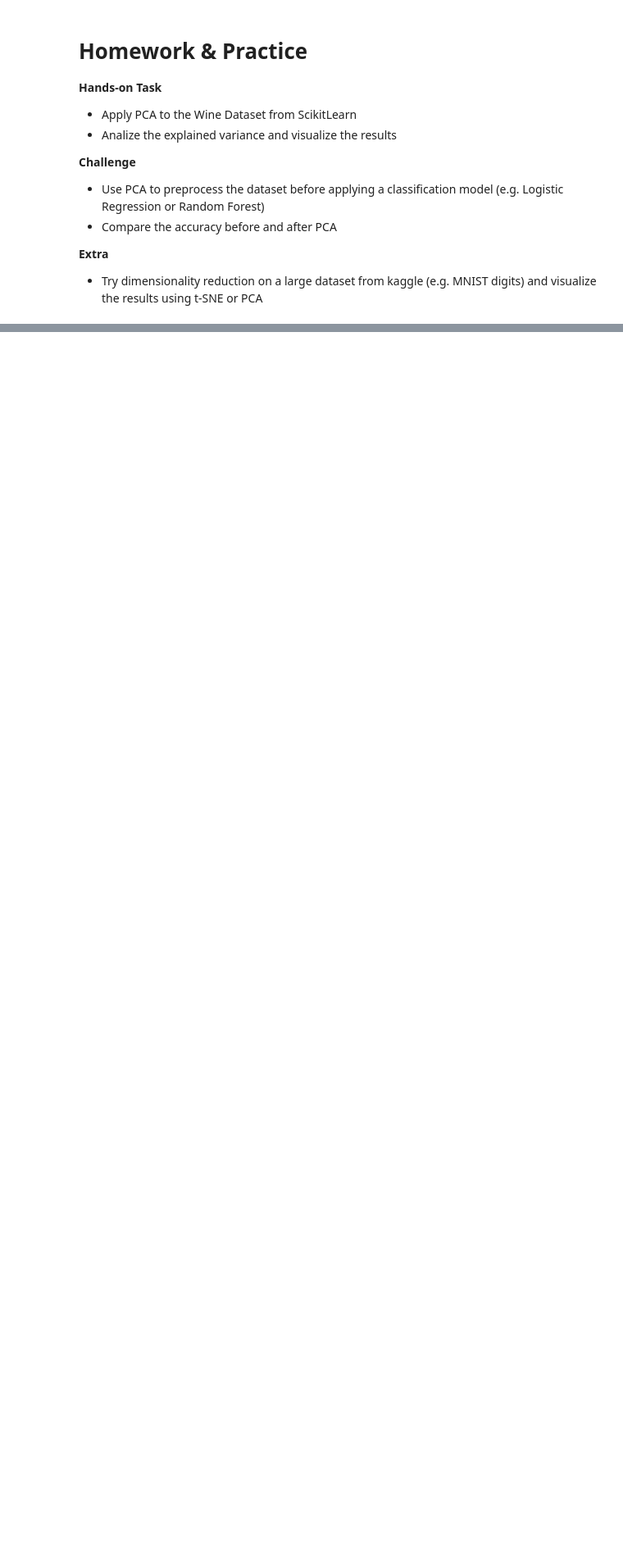
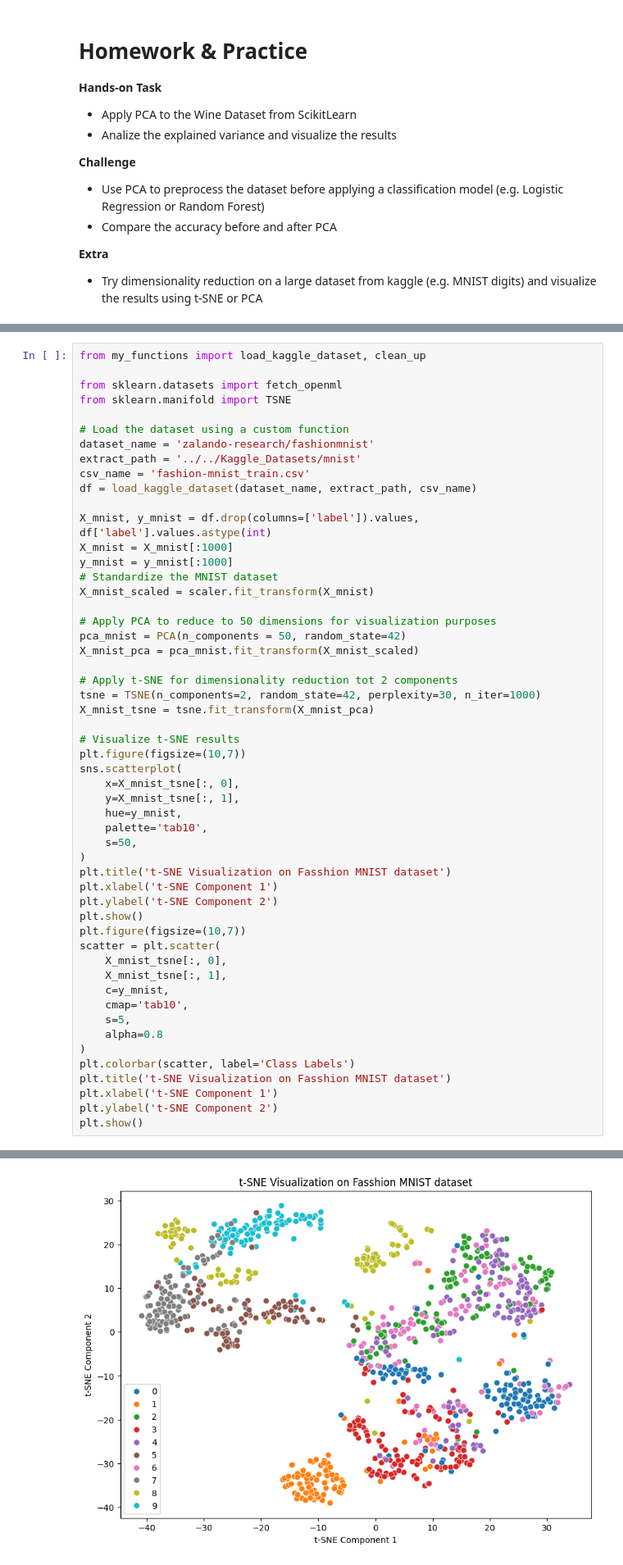
Before and after one commit to danilot390/AI-Practices, a Jupyter notebook: H9DAI/dimensionality_reduction.ipynb, the cells around one changed output, grey strips where cells are left out. Shown at 82% size. Saved outputs shown, nothing was run; the diff lists cells and outputs as text; blank space fills up the shorter version.

```diff
--- a/H9DAI/dimensionality_reduction.ipynb
+++ b/H9DAI/dimensionality_reduction.ipynb
@@ -104,0 +90,54 @@ ModuleNotFoundError: No module named 'my_functions'
+# %%
+from my_functions import load_kaggle_dataset, clean_up
+
+from sklearn.datasets import fetch_openml
+from sklearn.manifold import TSNE
+
+# Load the dataset using a custom function
+dataset_name = 'zalando-research/fashionmnist'
+extract_path = '../../Kaggle_Datasets/mnist'
+csv_name = 'fashion-mnist_train.csv'
+df = load_kaggle_dataset(dataset_name, extract_path, csv_name)
+
+X_mnist, y_mnist = df.drop(columns=['label']).values, df['label'].values.astype(int)
+X_mnist = X_mnist[:1000]
+y_mnist = y_mnist[:1000]
+# Standardize the MNIST dataset
+X_mnist_scaled = scaler.fit_transform(X_mnist)
+
+# Apply PCA to reduce to 50 dimensions for visualization purposes
+pca_mnist = PCA(n_components = 50, random_state=42)
+X_mnist_pca = pca_mnist.fit_transform(X_mnist_scaled)
+
+# Apply t-SNE for dimensionality reduction tot 2 components
+tsne = TSNE(n_components=2, random_state=42, perplexity=30, n_iter=1000)
+X_mnist_tsne = tsne.fit_transform(X_mnist_pca)
+
+# Visualize t-SNE results
+plt.figure(figsize=(10,7))
+sns.scatterplot(
+    x=X_mnist_tsne[:, 0],
+    y=X_mnist_tsne[:, 1],
+    hue=y_mnist,
+    palette='tab10',
+    s=50,
+)
+plt.title('t-SNE Visualization on Fasshion MNIST dataset')
+plt.xlabel('t-SNE Component 1')
+plt.ylabel('t-SNE Component 2')
+plt.show()
+plt.figure(figsize=(10,7))
+scatter = plt.scatter(
+    X_mnist_tsne[:, 0],
+    X_mnist_tsne[:, 1],
+    c=y_mnist,
+    cmap='tab10',
+    s=5,
+    alpha=0.8
+)
+plt.colorbar(scatter, label='Class Labels')
+plt.title('t-SNE Visualization on Fasshion MNIST dataset')
+plt.xlabel('t-SNE Component 1')
+plt.ylabel('t-SNE Component 2')
+plt.show()
+# %% [output]
@@ -104,0 +145 @@ ModuleNotFoundError: No module named 'my_functions'
+[figure, added]
```
Also changed, not shown: parts of 4 cells of this notebook, 3 other files.
